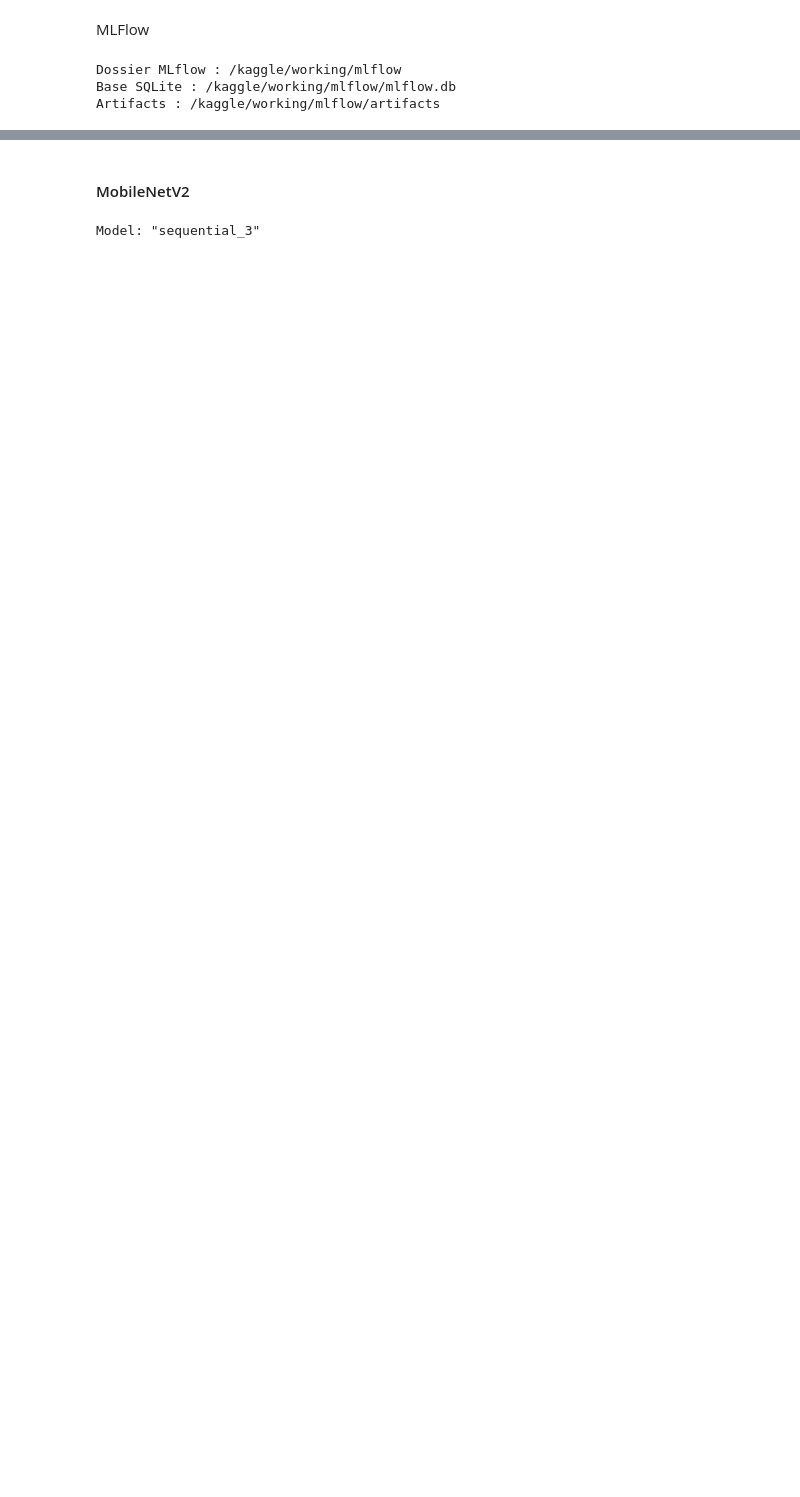
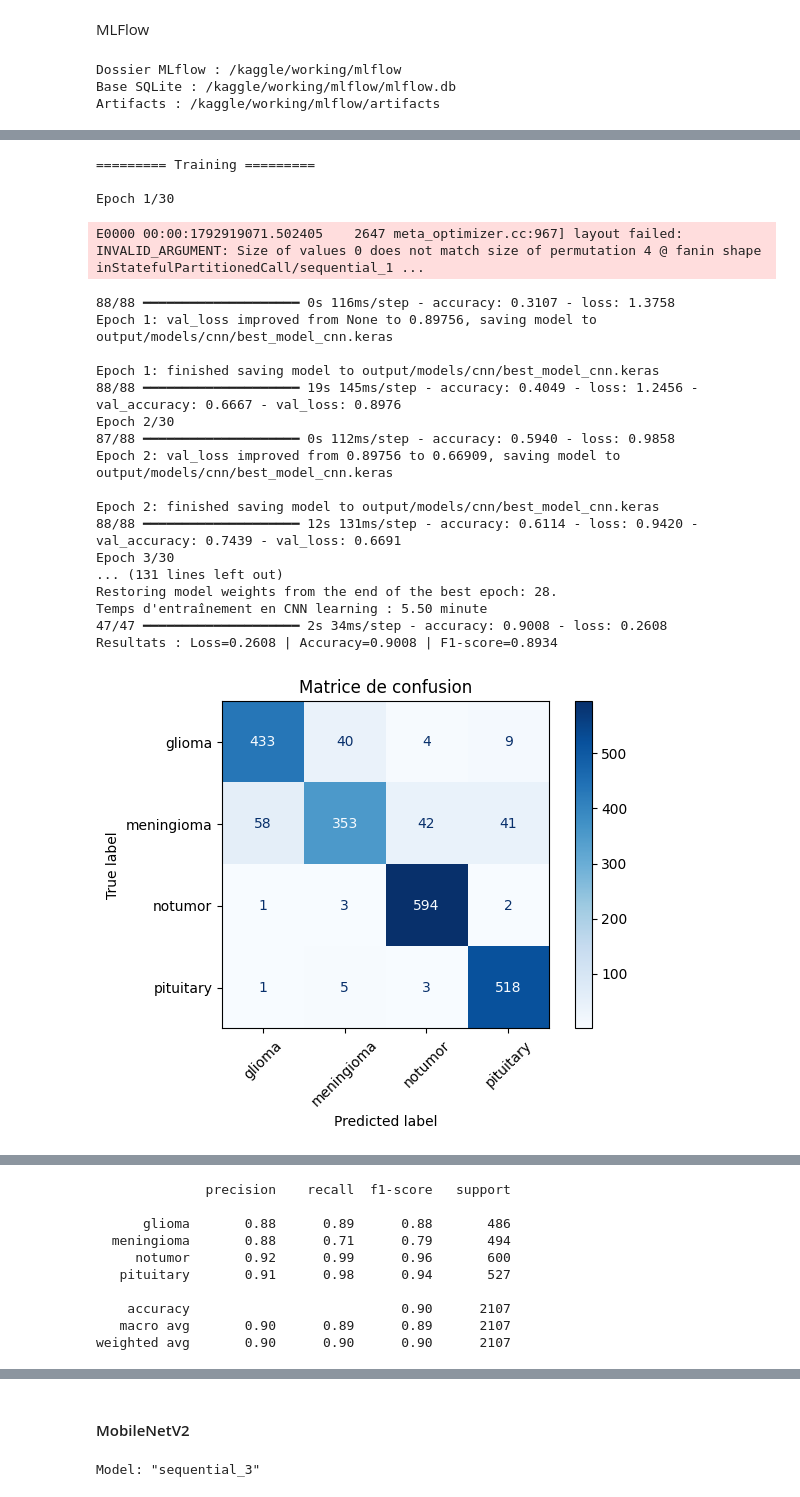
Before and after one commit to hajjajihamza/brief-5, a Jupyter notebook: notebook/app.ipynb, the cells around one changed output, grey strips where cells are left out. Drawn from its saved outputs; the diff is of its cells as text; code cells hidden in the pictures; blank space fills up the shorter version.

```diff
--- a/notebook/app.ipynb
+++ b/notebook/app.ipynb
@@ -605,0 +746,12 @@ Artifacts : /kaggle/working/mlflow/artifacts
+# %%
+build_cnn_model(
+    x_train=X_train,
+    y_train = y_train,
+    x_val = X_val,
+    y_val = y_val,
+    x_test = X_test,
+    y_test = y_test,
+    data_augmentation=data_augmentation,
+    label_encoder=label_encoder
+)
+# %% [output]
@@ -605,0 +779,22 @@ Artifacts : /kaggle/working/mlflow/artifacts
+========= Training =========
+
+Epoch 1/30
+E0000 00:00:1792919071.502405    2647 meta_optimizer.cc:967] layout failed: INVALID_ARGUMENT: Size of values 0 does not match size of permutation 4 @ fanin shape inStatefulPartitionedCall/sequential_1 ...
+88/88 ━━━━━━━━━━━━━━━━━━━━ 0s 116ms/step - accuracy: 0.3107 - loss: 1.3758
+Epoch 1: val_loss improved from None to 0.89756, saving model to output/models/cnn/best_model_cnn.keras
+
+Epoch 1: finished saving model to output/models/cnn/best_model_cnn.keras
+88/88 ━━━━━━━━━━━━━━━━━━━━ 19s 145ms/step - accuracy: 0.4049 - loss: 1.2456 - val_accuracy: 0.6667 - val_loss: 0.8976
+Epoch 2/30
+87/88 ━━━━━━━━━━━━━━━━━━━━ 0s 112ms/step - accuracy: 0.5940 - loss: 0.9858
+Epoch 2: val_loss improved from 0.89756 to 0.66909, saving model to output/models/cnn/best_model_cnn.keras
+
+Epoch 2: finished saving model to output/models/cnn/best_model_cnn.keras
+88/88 ━━━━━━━━━━━━━━━━━━━━ 12s 131ms/step - accuracy: 0.6114 - loss: 0.9420 - val_accuracy: 0.7439 - val_loss: 0.6691
+Epoch 3/30
+... (131 lines left out)
+Restoring model weights from the end of the best epoch: 28.
+Temps d'entraînement en CNN learning : 5.50 minute
+47/47 ━━━━━━━━━━━━━━━━━━━━ 2s 34ms/step - accuracy: 0.9008 - loss: 0.2608
+Resultats : Loss=0.2608 | Accuracy=0.9008 | F1-score=0.8934
+[figure, added]
@@ -605,0 +802,10 @@ Artifacts : /kaggle/working/mlflow/artifacts
+              precision    recall  f1-score   support
+
+      glioma       0.88      0.89      0.88       486
+  meningioma       0.88      0.71      0.79       494
+     notumor       0.92      0.99      0.96       600
+   pituitary       0.91      0.98      0.94       527
+
+    accuracy                           0.90      2107
+   macro avg       0.90      0.89      0.89      2107
+weighted avg       0.90      0.90      0.90      2107
```
Also changed, not shown: parts of 20 cells of this notebook, 7 other files.
